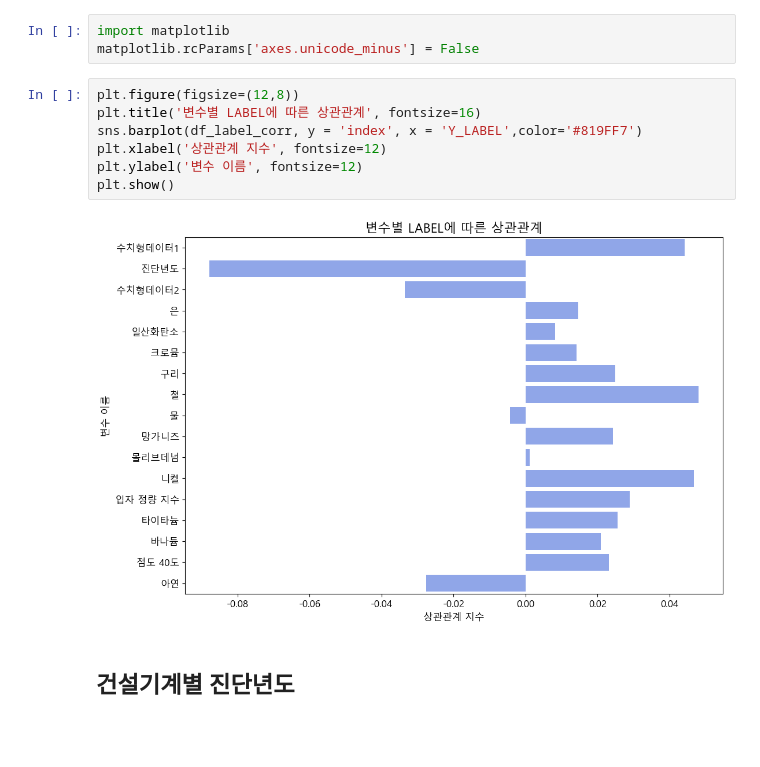
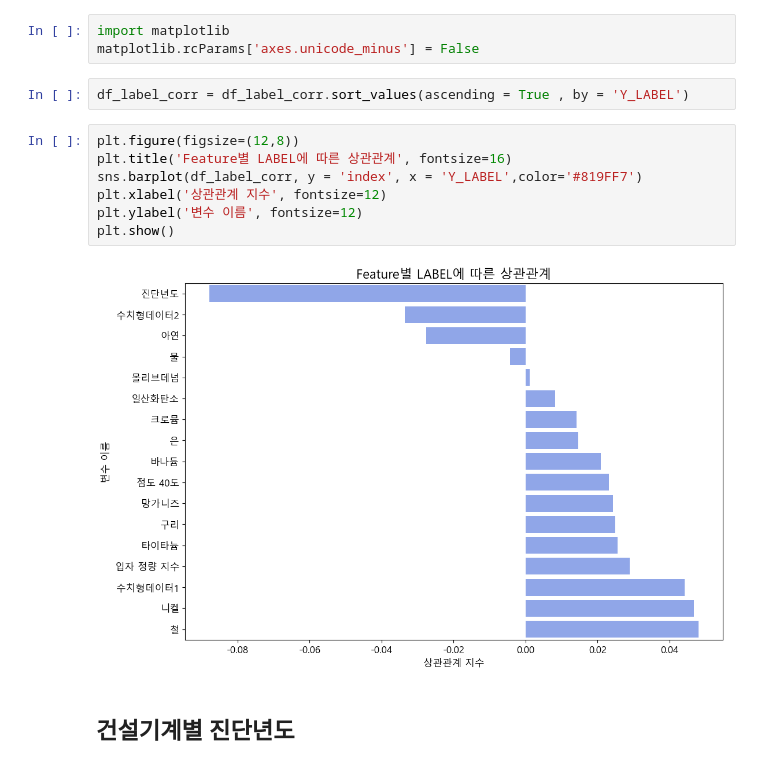
Before and after one commit to YoonJiHwan98/Sejoing_Univ_3-2, a Jupyter notebook: construct_Oil/data_EDA.ipynb, the cells around one changed output. Drawn from its saved outputs; the diff is of its cells as text; blank space fills up the shorter version.

```diff
--- a/construct_Oil/data_EDA.ipynb
+++ b/construct_Oil/data_EDA.ipynb
@@ -182,15 +182,17 @@ df_label_corr
 # %%
 import matplotlib
 matplotlib.rcParams['axes.unicode_minus'] = False
+# %%
+df_label_corr = df_label_corr.sort_values(ascending = True , by = 'Y_LABEL')
 # %%
 plt.figure(figsize=(12,8))
-plt.title('변수별 LABEL에 따른 상관관계', fontsize=16)
+plt.title('Feature별 LABEL에 따른 상관관계', fontsize=16)
 sns.barplot(df_label_corr, y = 'index', x = 'Y_LABEL',color='#819FF7')
 plt.xlabel('상관관계 지수', fontsize=12)
 plt.ylabel('변수 이름', fontsize=12)
 plt.show()
 # %% [output]
-[figure, old version]
+[figure, new version]
 # %% [markdown]
 ## 건설기계별 진단년도
 # %%
```
Also changed, not shown: parts of 3 cells of this notebook, 1 other file.
